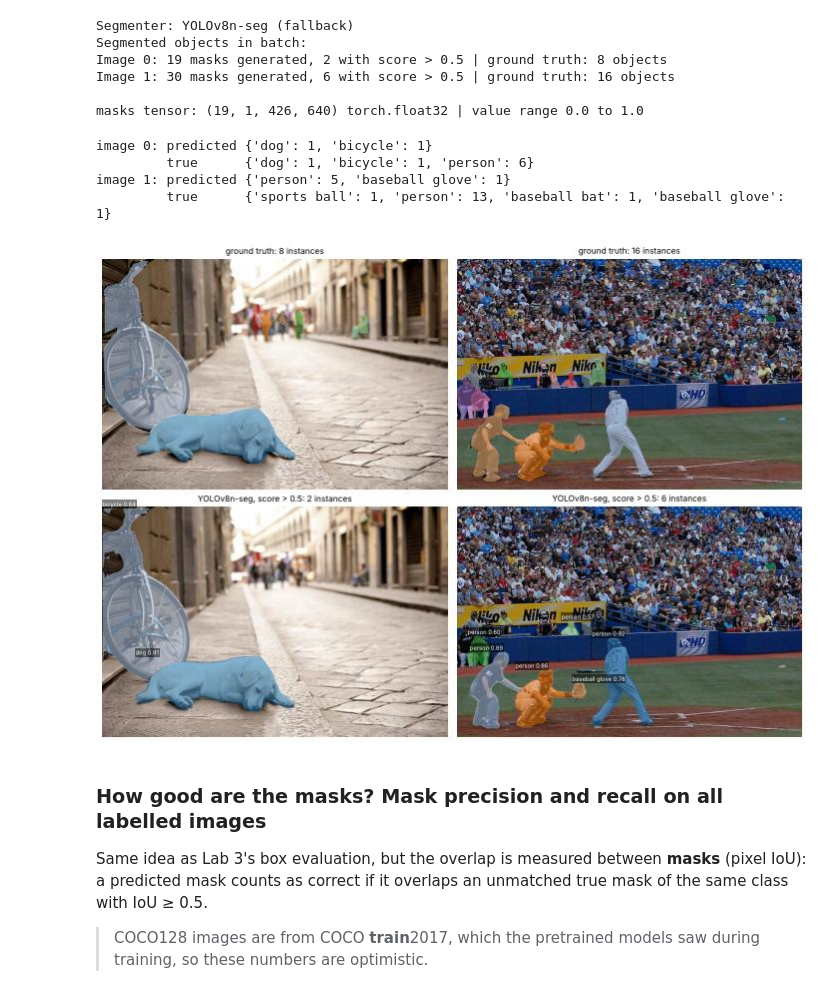
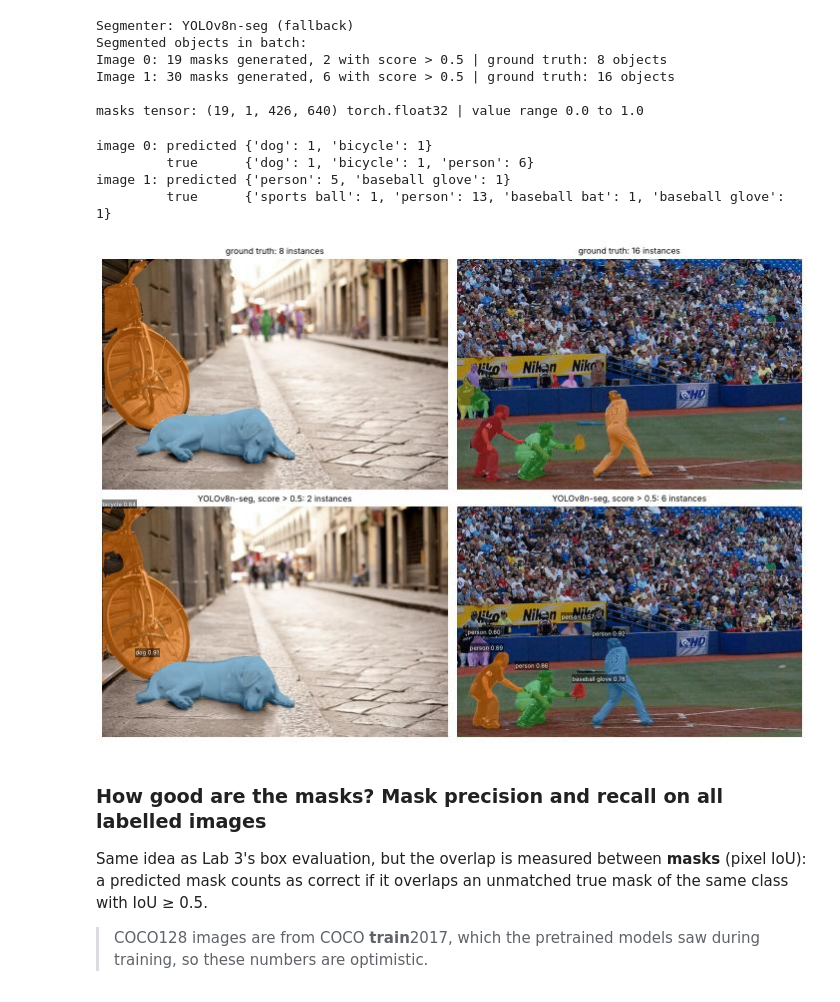
Before and after one commit to Darshit42/lern, a Jupyter notebook: computer-vision/week-2-3/labs/lab5_mask_rcnn_people_segmentation.ipynb, the cells around one changed output. Cells and saved outputs as stored; diff of their text form; code cells hidden in the pictures.

```diff
--- a/computer-vision/week-2-3/labs/lab5_mask_rcnn_people_segmentation.ipynb
+++ b/computer-vision/week-2-3/labs/lab5_mask_rcnn_people_segmentation.ipynb
@@ -136,7 +136,9 @@ ax[1].set_title("polygons from the JSON")
 inst = np.zeros(img.shape[1:], int)
 for k, a in enumerate(anns, 1):
     inst[coco.annToMask(a) > 0] = k                               # polygon -> HxW 0/1 mask
-ax[2].imshow(inst, cmap="tab20", interpolation="nearest"); ax[2].set_title("annToMask: one id per object")
+ax[2].imshow(img.permute(1, 2, 0) * 0.35)
+ax[2].imshow(np.ma.masked_equal(inst, 0), cmap="tab10", interpolation="nearest", vmin=1, vmax=10)
+ax[2].set_title("annToMask: one colour per object")
 for a in ax: a.axis("off")
 plt.tight_layout(); plt.show()
 print("objects:", [COCO_NAMES[a["category_id"]] for a in anns])
@@ -201,37 +203,37 @@ Image 1: 30 masks generated, 6 with score > 0.5 | ground truth: 16 objects
 
 masks tensor: (19, 1, 426, 640) torch.float32 | value range 0.0 to 1.0
 # %%
-PALETTE = plt.cm.tab20(np.linspace(0, 1, 20))[:, :3]
+PALETTE = plt.cm.tab10(np.arange(10))[:, :3]                           # 10 clearly different colours
 
 def overlay(img, masks, alpha=0.55):
     """Paint each binary mask in its own colour on top of the image (HxWx3 float in 0..1)."""
     out = img.copy()
     for k, m in enumerate(masks):
-        out[m] = (1 - alpha) * out[m] + alpha * PALETTE[k % 20]
+        out[m] = (1 - alpha) * out[m] + alpha * PALETTE[k % 10]
     return out
 
 fig, ax = plt.subplots(2, 2, figsize=(12, 8.5), dpi=60)
 for i in range(2):
     im = images[i].permute(1, 2, 0).numpy()
     gt = [coco.annToMask(a).astype(bool) for a in targets[i]]
     ax[0, i].imshow(overlay(im, gt)); ax[0, i].set_title(f"ground truth: {len(gt)} instances", fontsize=10)
     keep = outputs[i]["scores"] > SCORE_THRESH
     pm = (outputs[i]["masks"][keep, 0] > 0.5).numpy()                     # soft mask -> binary mask
     ax[1, i].imshow(overlay(im, pm))
     for b, l, s in zip(outputs[i]["boxes"][keep], outputs[i]["labels"][keep], outputs[i]["scores"][keep]):
         ax[1, i].text(float(b[0]), float(b[1]) - 3, f"{COCO_NAMES[int(l)]} {s:.2f}", fontsize=7, color="white",
                       bbox=dict(fc="black", alpha=0.5, pad=1, ec="none"))
     ax[1, i].set_title(f"{SEG_NAME.split(' (')[0]}, score > {SCORE_THRESH}: {len(pm)} instances", fontsize=10)
     print(f"image {i}: predicted {dict(Counter(COCO_NAMES[int(l)] for l in outputs[i]['labels'][keep]))}")
     print(f"         true      {dict(Counter(COCO_NAMES[a['category_id']] for a in targets[i]))}")
 for a in ax.ravel(): a.axis("off")
 plt.tight_layout(); plt.show()
 # %% [output]
 image 0: predicted {'dog': 1, 'bicycle': 1}
          true      {'dog': 1, 'bicycle': 1, 'person': 6}
 image 1: predicted {'person': 5, 'baseball glove': 1}
          true      {'sports ball': 1, 'person': 13, 'baseball bat': 1, 'baseball glove': 1}
-[figure, old version]
+[figure, new version]
 # %% [markdown]
 ### How good are the masks? Mask precision and recall on all labelled images
 
```
Also changed, not shown: parts of 6 cells of this notebook, 56 other files.
